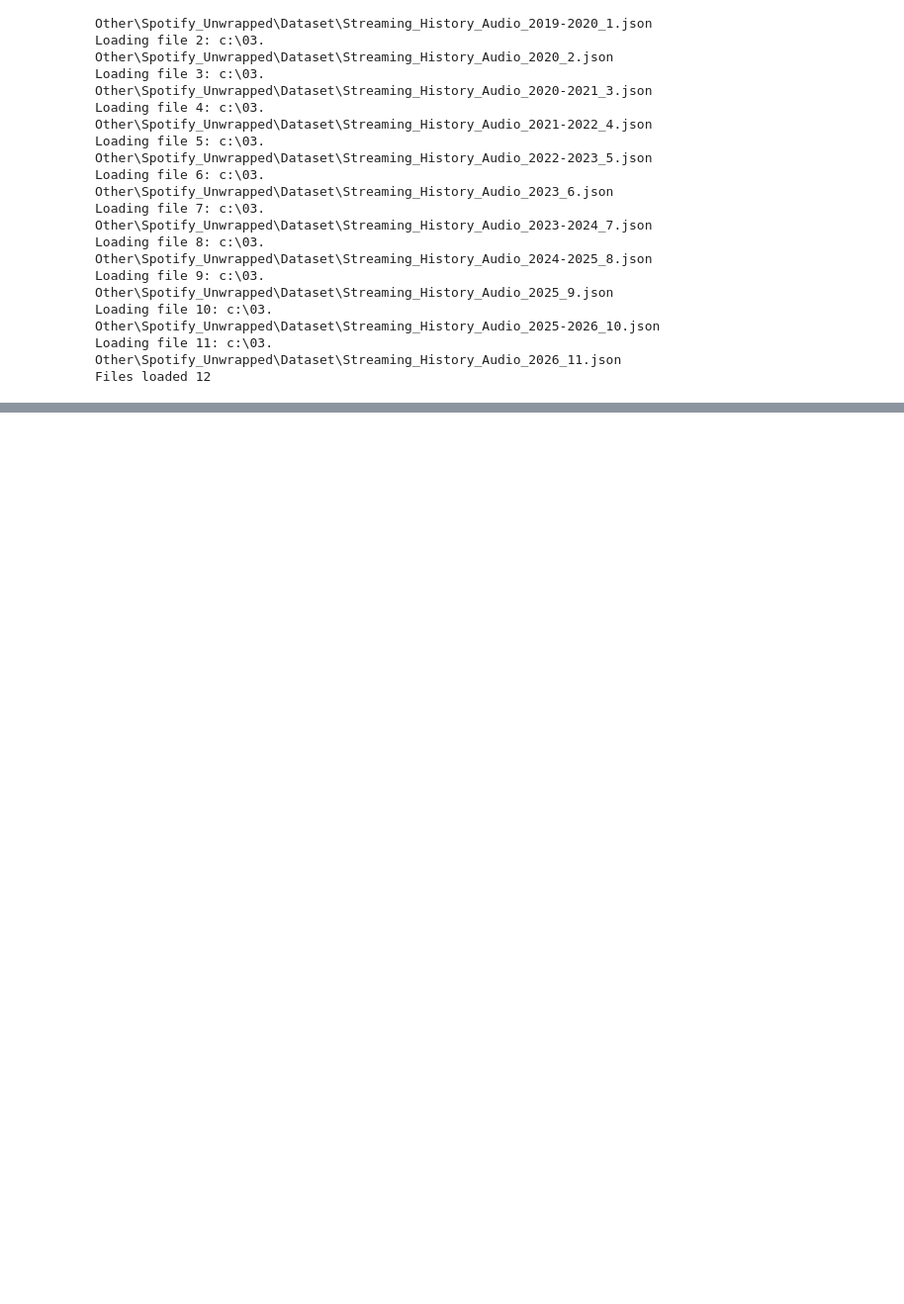
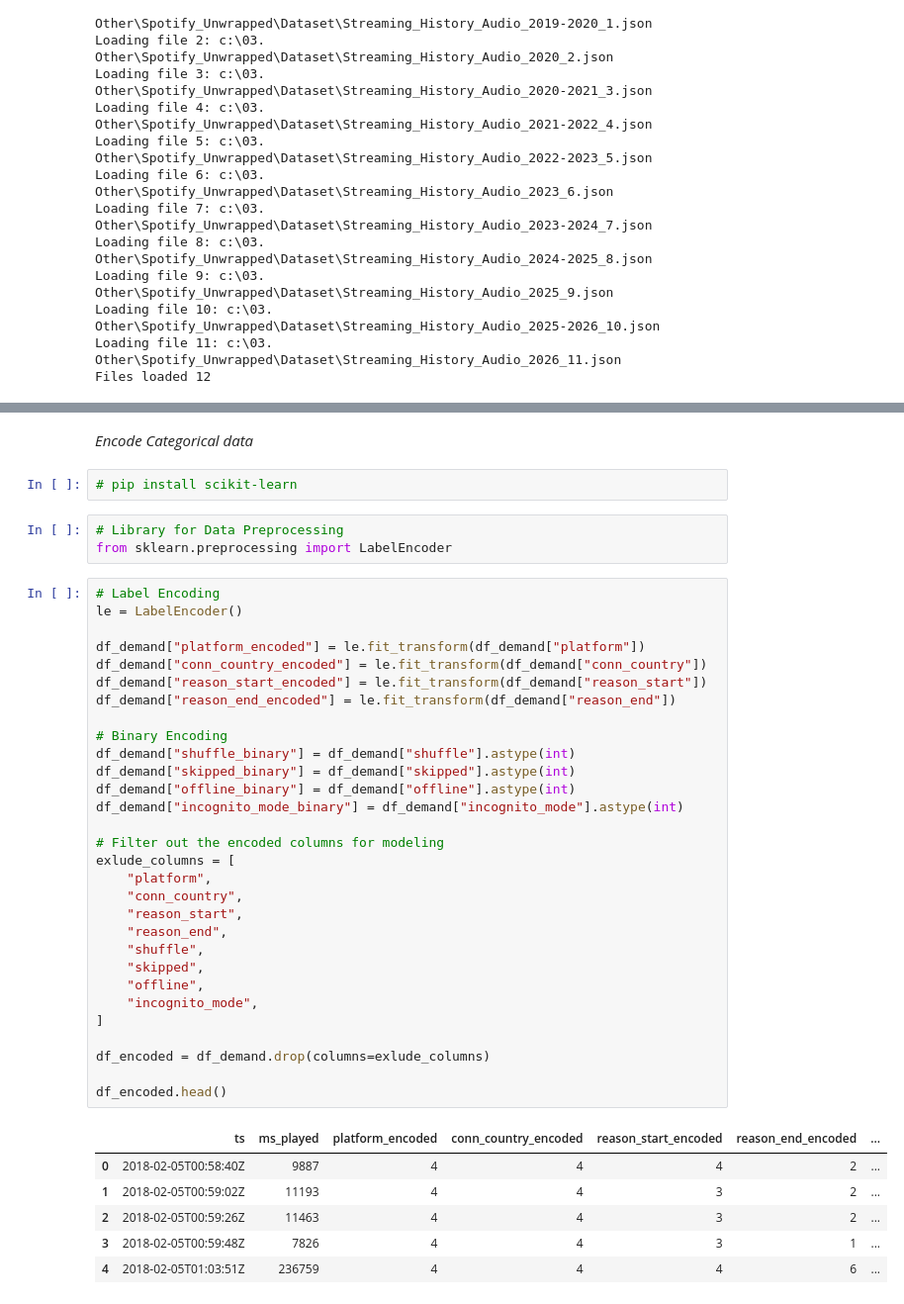
Before and after one commit to miqbal-id27/Spotify_Unwrapped, a Jupyter notebook: demand_forecast.ipynb, the cells around one changed output, grey strips where cells are left out. Shown at 99% size. Cells and saved outputs as stored; diff of their text form; blank space fills up the shorter version.

Commit message:
Data Preprocessing

```diff
--- a/demand_forecast.ipynb
+++ b/demand_forecast.ipynb
@@ -127,0 +206,44 @@ df_json.head()
+# %% [markdown]
+*Encode Categorical data*
+# %%
+# pip install scikit-learn
+# %%
+# Library for Data Preprocessing
+from sklearn.preprocessing import LabelEncoder
+# %%
+# Label Encoding
+le = LabelEncoder()
+
+df_demand["platform_encoded"] = le.fit_transform(df_demand["platform"])
+df_demand["conn_country_encoded"] = le.fit_transform(df_demand["conn_country"])
+df_demand["reason_start_encoded"] = le.fit_transform(df_demand["reason_start"])
+df_demand["reason_end_encoded"] = le.fit_transform(df_demand["reason_end"])
+
+# Binary Encoding
+df_demand["shuffle_binary"] = df_demand["shuffle"].astype(int)
+df_demand["skipped_binary"] = df_demand["skipped"].astype(int)
+df_demand["offline_binary"] = df_demand["offline"].astype(int)
+df_demand["incognito_mode_binary"] = df_demand["incognito_mode"].astype(int)
+
+# Filter out the encoded columns for modeling
+exlude_columns = [
+    "platform",
+    "conn_country",
+    "reason_start",
+    "reason_end",
+    "shuffle",
+    "skipped",
+    "offline",
+    "incognito_mode",
+]
+
+df_encoded = df_demand.drop(columns=exlude_columns)
+
+df_encoded.head()
+# %% [output]
+|  | ts | ms_played | platform_encoded | conn_country_encoded | reason_start_encoded | reason_end_encoded | ... |
+| 0 | 2018-02-05T00:58:40Z | 9887 | 4 | 4 | 4 | 2 | ... |
+| 1 | 2018-02-05T00:59:02Z | 11193 | 4 | 4 | 3 | 2 | ... |
+| 2 | 2018-02-05T00:59:26Z | 11463 | 4 | 4 | 3 | 2 | ... |
+| 3 | 2018-02-05T00:59:48Z | 7826 | 4 | 4 | 3 | 1 | ... |
+| 4 | 2018-02-05T01:03:51Z | 236759 | 4 | 4 | 4 | 6 | ... |
```
Also changed, not shown: parts of 27 cells of this notebook.
